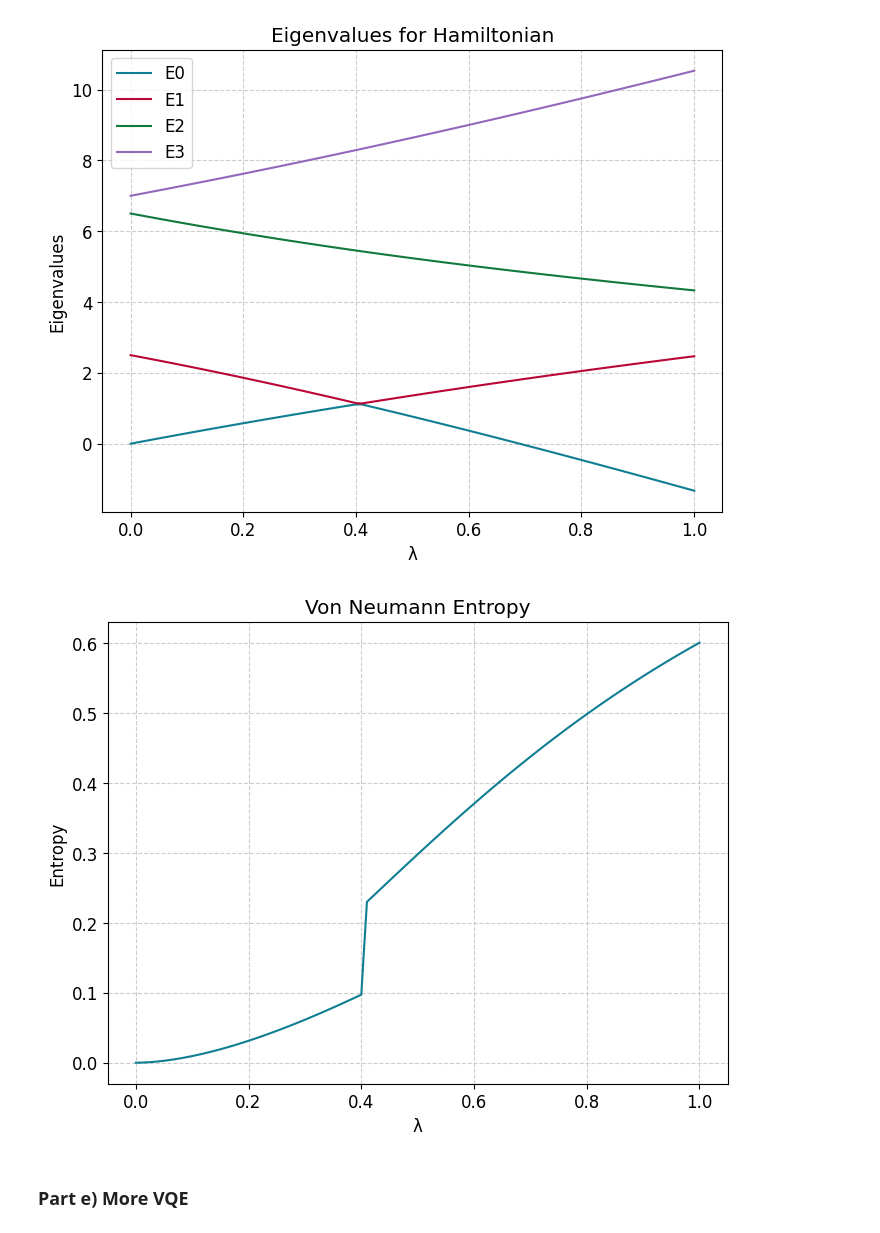
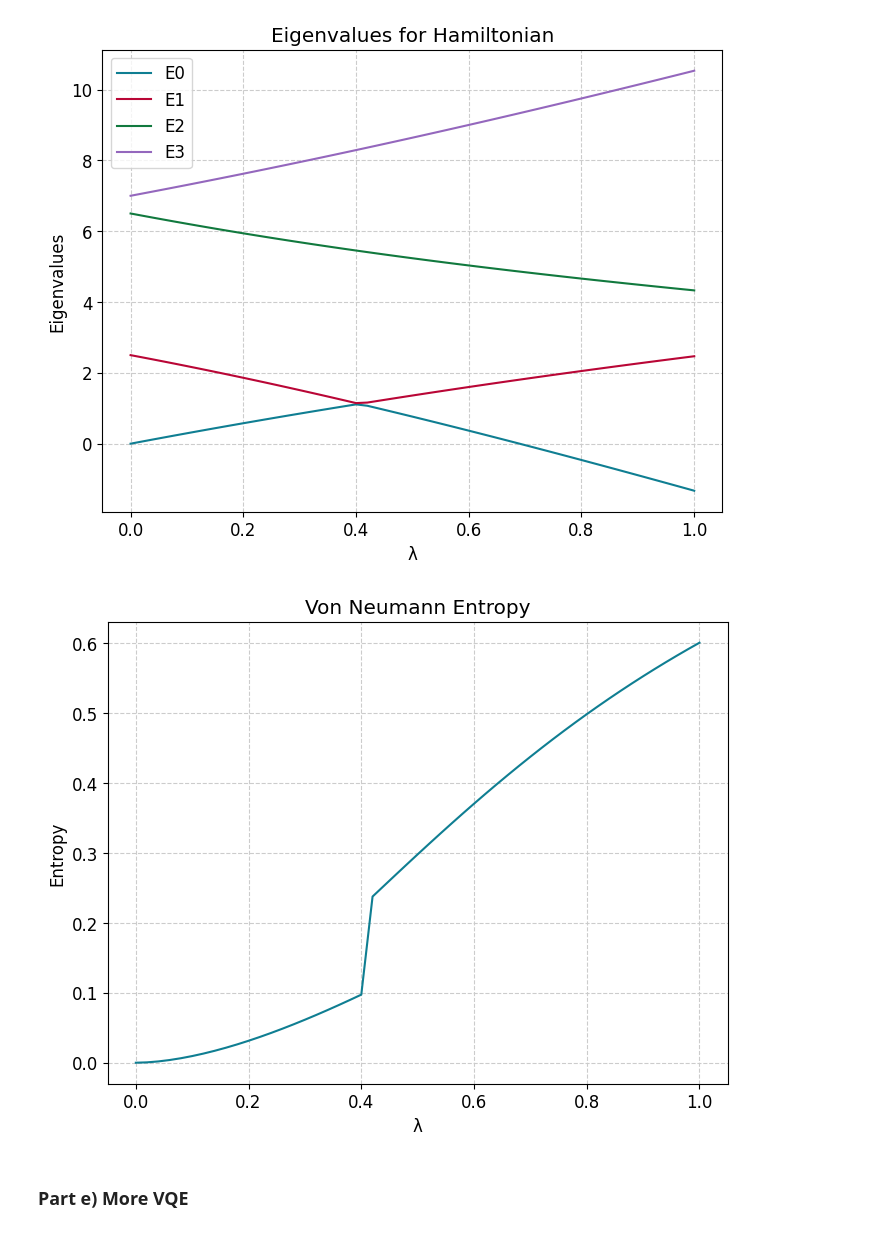
Before and after one commit to hishemok/FYS5419, a Jupyter notebook: Project_1/Project1.ipynb, the cells around one changed output. Cells and saved outputs as stored; diff of their text form; code cells hidden in the pictures.

```diff
--- a/Project_1/Project1.ipynb
+++ b/Project_1/Project1.ipynb
@@ -414,7 +474,7 @@ def Hamiltonian(lam: float) -> np.array:
     return H0 + lam * Hi
 
 #Compute eigenvalues
-lam_vals = np.linspace(0,1,101)
+lam_vals = np.linspace(0,1,51)
 eigenvalues = []
 eigenvectors = []
 for lam in lam_vals:
@@ -459,34 +519,34 @@ def partial_trace(state: np.array,index: int) -> np.array:
         P0 = np.kron(q0, I)
         P1 = np.kron(q1, I)
     elif index == 1:
         P0 = np.kron(I, q0)
         P1 = np.kron(I, q1)
     else:
         raise ValueError("Index must be 0 or 1")
 
     return P0.conj() @ density @ P0.T + P1.conj() @ density @ P1.T
 
-lam_vals = np.linspace(0,1,101)
+lam_vals = np.linspace(0,1,51)
 eigenvalues = np.zeros((len(lam_vals),4))
 eigenvectors = np.zeros((len(lam_vals),4,4),dtype=complex)
 
 entropies = np.zeros(len(lam_vals))
 
 for i,l in enumerate(lam_vals):
     eigvals, eigvecs = np.linalg.eigh(Hamiltonian(l))
     eigenvalues[i] = eigvals
     eigenvectors[i] = eigvecs
     dens_a = partial_trace(eigvecs[:,0],0)
     dens_b = partial_trace(eigvecs[:,0],1)
 
     entropies[i] = von_neumann_entropy(dens_a)
 
 plt.plot(lam_vals, entropies)
 plt.xlabel("λ")
 plt.ylabel("Entropy")
 plt.title("Von Neumann Entropy")
 plt.show()
 # %% [output]
-[figure, old version]
+[figure, new version]
 # %% [markdown]
 ### Part e) More VQE
```
Also changed, not shown: parts of 15 cells of this notebook, 19 other files.
